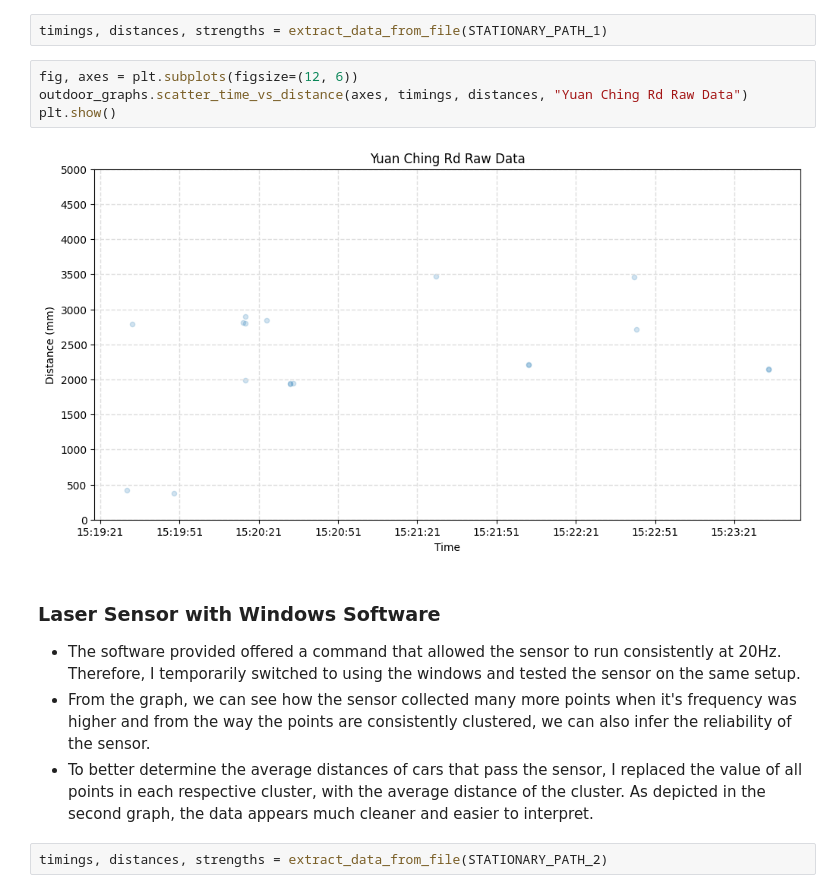
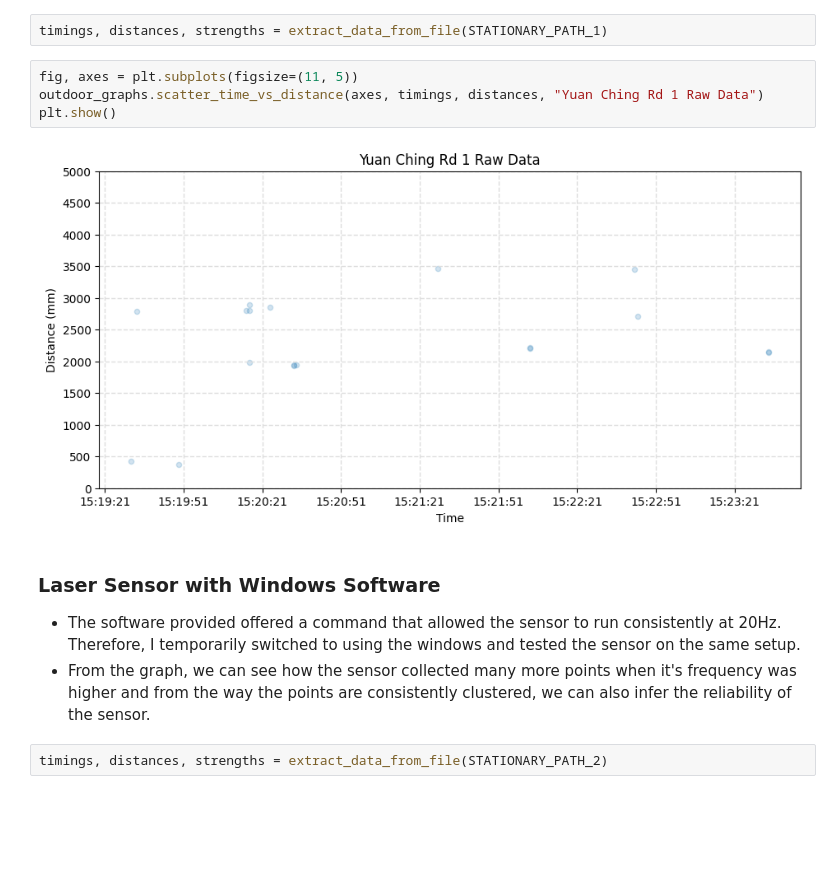
Before and after one commit to wuihee/cycling-safety-analysis, a Jupyter notebook: data_analysis/Laser_Outdoor_Tests.ipynb, the cells around one changed output. Drawn from its saved outputs; the diff is of its cells as text; blank space fills up the shorter version.

Commit message:
Updated data analysis

```diff
--- a/data_analysis/Laser_Outdoor_Tests.ipynb
+++ b/data_analysis/Laser_Outdoor_Tests.ipynb
@@ -58,17 +58,16 @@ def extract_data_from_file(file_path: pathlib.Path) -> tuple[list]:
 # %%
 timings, distances, strengths = extract_data_from_file(STATIONARY_PATH_1)
 # %%
-fig, axes = plt.subplots(figsize=(12, 6))
-outdoor_graphs.scatter_time_vs_distance(axes, timings, distances, "Yuan Ching Rd Raw Data")
+fig, axes = plt.subplots(figsize=(11, 5))
+outdoor_graphs.scatter_time_vs_distance(axes, timings, distances, "Yuan Ching Rd 1 Raw Data")
 plt.show()
 # %% [output]
-[figure, old version]
+[figure, new version]
 # %% [markdown]
 ### Laser Sensor with Windows Software
 
 - The software provided offered a command that allowed the sensor to run consistently at 20Hz. Therefore, I temporarily switched to using the windows and tested the sensor on the same setup.
 - From the graph, we can see how the sensor collected many more points when it's frequency was higher and from the way the points are consistently clustered, we can also infer the reliability of the sensor.
-- To better determine the average distances of cars that pass the sensor, I replaced the value of all points in each respective cluster, with the average distance of the cluster. As depicted in the second graph, the data appears much cleaner and easier to interpret.
 # %%
 timings, distances, strengths = extract_data_from_file(STATIONARY_PATH_2)
 # %%
```
Also changed, not shown: parts of 6 cells of this notebook, 2 other files.
